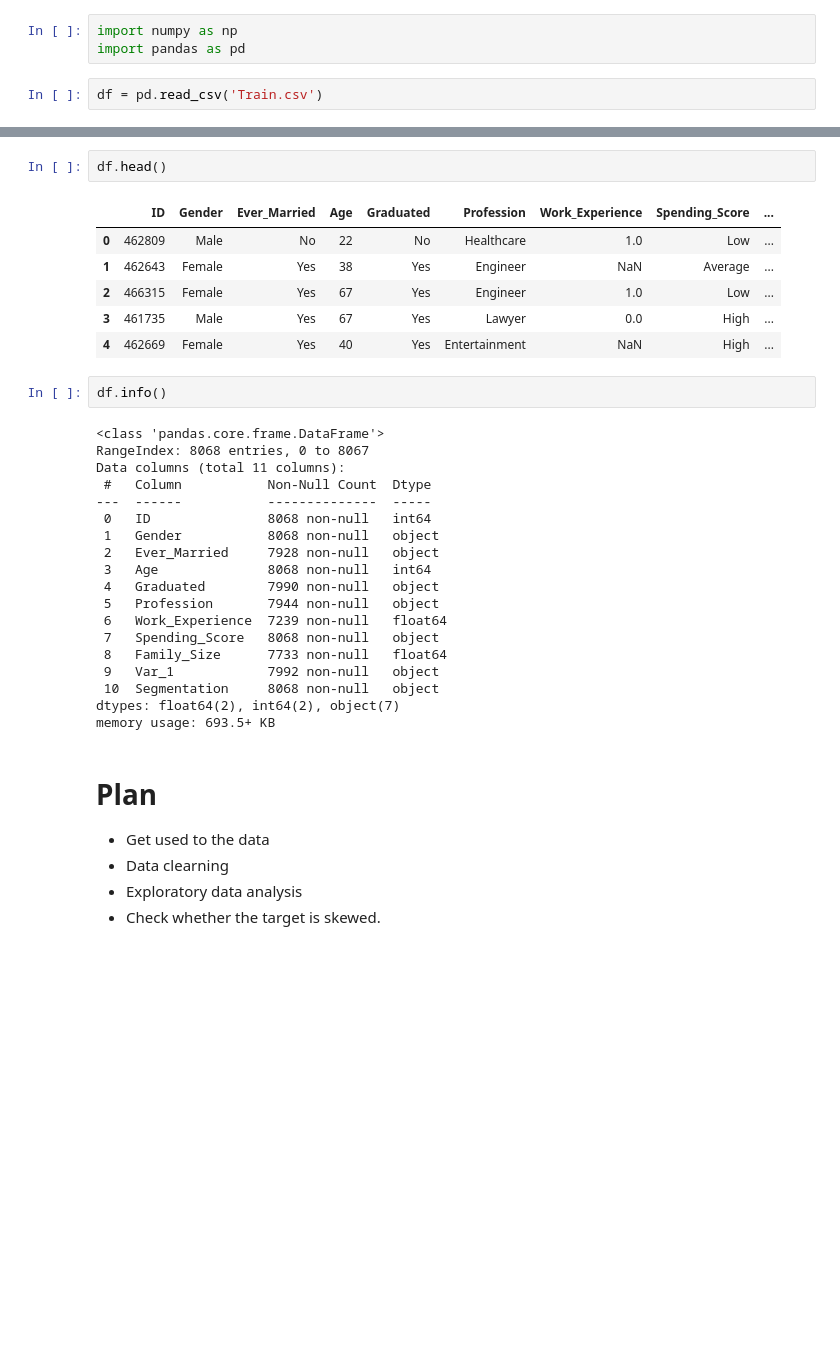
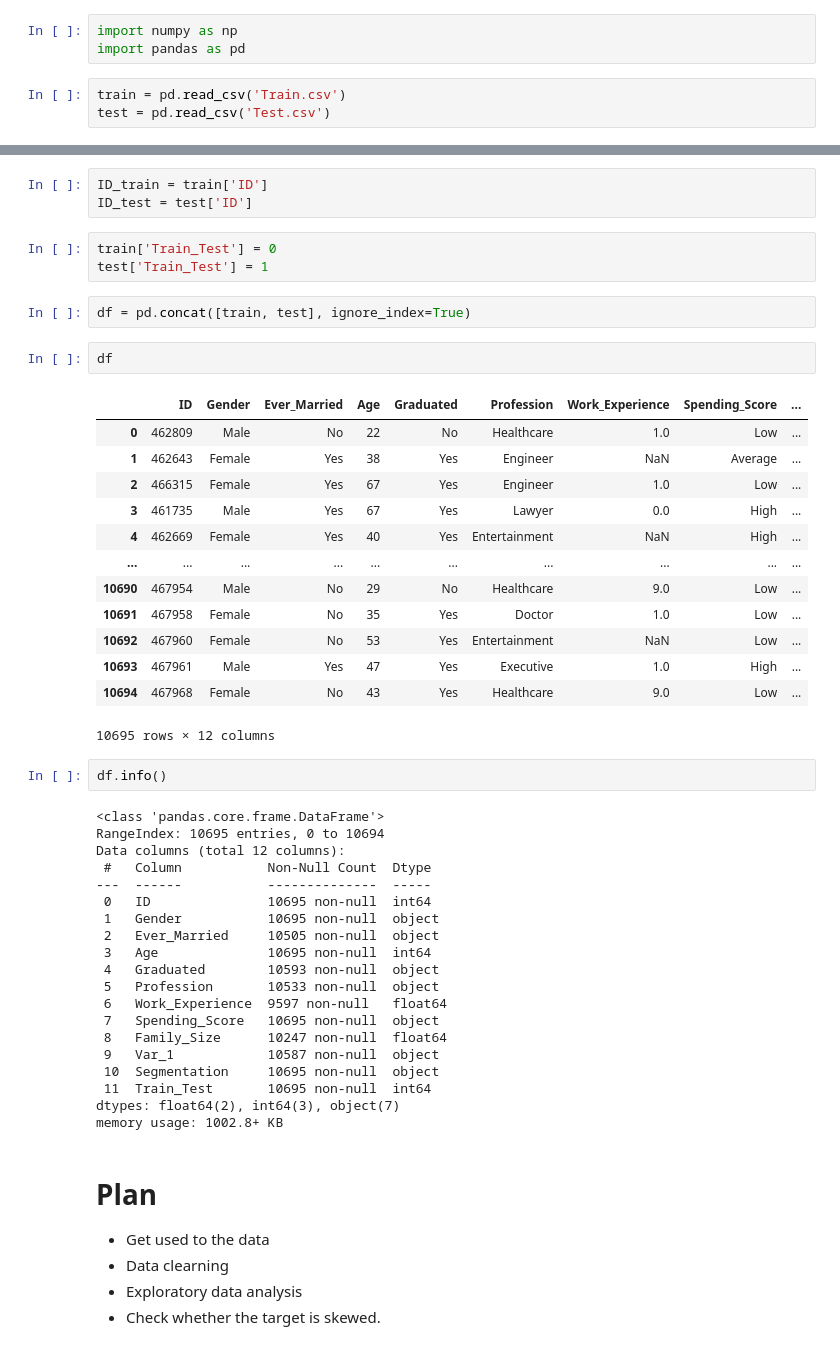
Before and after one commit to phantommarheaven7621/Customer_Segmentation_Classification, a Jupyter notebook: Customer_Segmentation_Classification.ipynb, the cells around one changed output, grey strips where cells are left out. Drawn from its saved outputs; the diff is of its cells as text; blank space fills up the shorter version.

Commit message:
Cleaning data + EDA

```diff
--- a/Customer_Segmentation_Classification.ipynb
+++ b/Customer_Segmentation_Classification.ipynb
@@ -2,4 +2,5 @@
 import numpy as np
 import pandas as pd
 # %%
-df = pd.read_csv('Train.csv')
+train = pd.read_csv('Train.csv')
+test = pd.read_csv('Test.csv')
@@ -6,33 +25,49 @@ df = pd.read_csv('Train.csv')
+# %%
+ID_train = train['ID']
+ID_test = test['ID']
+# %%
+train['Train_Test'] = 0
+test['Train_Test'] = 1
+# %%
+df = pd.concat([train, test], ignore_index=True)
 # %%
-df.head()
+df
 # %% [output]
 |  | ID | Gender | Ever_Married | Age | Graduated | Profession | Work_Experience | Spending_Score | ... |
 | 0 | 462809 | Male | No | 22 | No | Healthcare | 1.0 | Low | ... |
 | 1 | 462643 | Female | Yes | 38 | Yes | Engineer | NaN | Average | ... |
 | 2 | 466315 | Female | Yes | 67 | Yes | Engineer | 1.0 | Low | ... |
 | 3 | 461735 | Male | Yes | 67 | Yes | Lawyer | 0.0 | High | ... |
 | 4 | 462669 | Female | Yes | 40 | Yes | Entertainment | NaN | High | ... |
+| ... | ... | ... | ... | ... | ... | ... | ... | ... | ... |
+| 10690 | 467954 | Male | No | 29 | No | Healthcare | 9.0 | Low | ... |
+| 10691 | 467958 | Female | No | 35 | Yes | Doctor | 1.0 | Low | ... |
+| 10692 | 467960 | Female | No | 53 | Yes | Entertainment | NaN | Low | ... |
+| 10693 | 467961 | Male | Yes | 47 | Yes | Executive | 1.0 | High | ... |
+| 10694 | 467968 | Female | No | 43 | Yes | Healthcare | 9.0 | Low | ... |
+10695 rows × 12 columns
 # %%
 df.info()
 # %% [output]
 <class 'pandas.core.frame.DataFrame'>
-RangeIndex: 8068 entries, 0 to 8067
-Data columns (total 11 columns):
+RangeIndex: 10695 entries, 0 to 10694
+Data columns (total 12 columns):
  #   Column           Non-Null Count  Dtype
 ---  ------           --------------  -----
- 0   ID               8068 non-null   int64
- 1   Gender           8068 non-null   object
- 2   Ever_Married     7928 non-null   object
- 3   Age              8068 non-null   int64
- 4   Graduated        7990 non-null   object
- 5   Profession       7944 non-null   object
- 6   Work_Experience  7239 non-null   float64
- 7   Spending_Score   8068 non-null   object
- 8   Family_Size      7733 non-null   float64
- 9   Var_1            7992 non-null   object
- 10  Segmentation     8068 non-null   object
-dtypes: float64(2), int64(2), object(7)
-memory usage: 693.5+ KB
+ 0   ID               10695 non-null  int64
+ 1   Gender           10695 non-null  object
+ 2   Ever_Married     10505 non-null  object
+ 3   Age              10695 non-null  int64
+ 4   Graduated        10593 non-null  object
+ 5   Profession       10533 non-null  object
+ 6   Work_Experience  9597 non-null   float64
+ 7   Spending_Score   10695 non-null  object
+ 8   Family_Size      10247 non-null  float64
+ 9   Var_1            10587 non-null  object
+ 10  Segmentation     10695 non-null  object
+ 11  Train_Test       10695 non-null  int64
+dtypes: float64(2), int64(3), object(7)
+memory usage: 1002.8+ KB
 # %% [markdown]
 # Plan
 - Get used to the data
```
Also changed, not shown: parts of 14 cells of this notebook.
